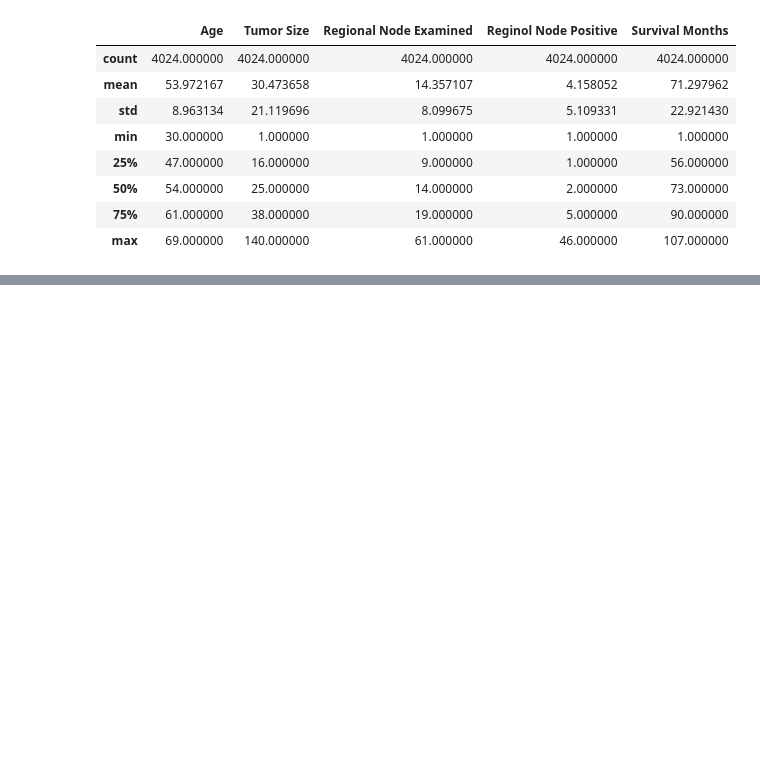
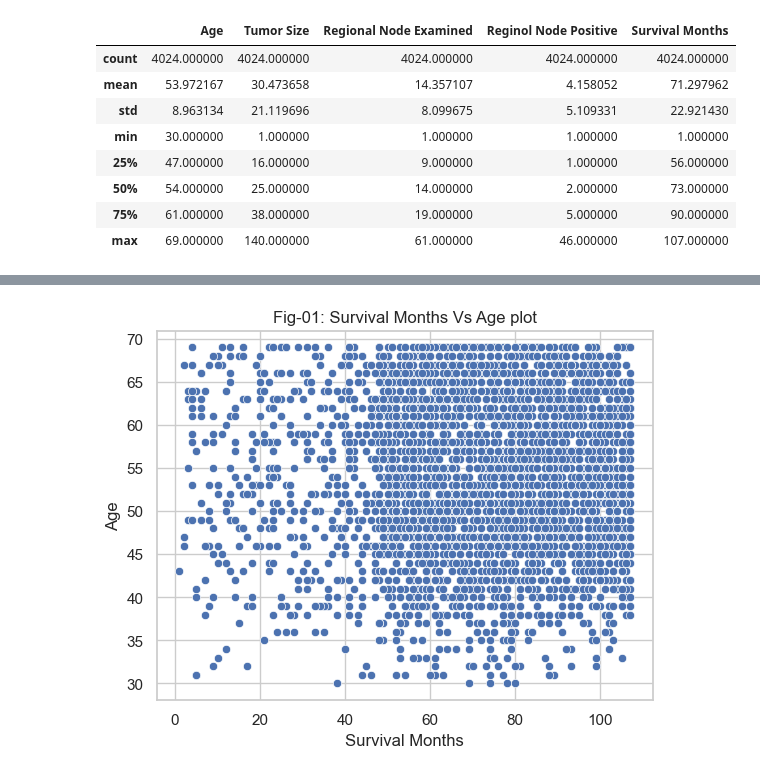
Before and after one commit to masrufjaman/Breast-Cancer-Prediction, a Jupyter notebook: breast-cancer-prediction.ipynb, the cells around one changed output, grey strips where cells are left out. Cells and saved outputs as stored; diff of their text form; code cells hidden in the pictures; blank space fills up the shorter version.

```diff
--- a/breast-cancer-prediction.ipynb
+++ b/breast-cancer-prediction.ipynb
@@ -109,0 +191,5 @@ dtype: bool
+# %%
+plt.title('Fig-01: Survival Months Vs Age plot')
+sns.scatterplot(x = 'Survival Months', y = 'Age', data = data,);
+# %% [output]
+[figure, added]
```
Also changed, not shown: parts of 88 cells of this notebook, 4 other files.
